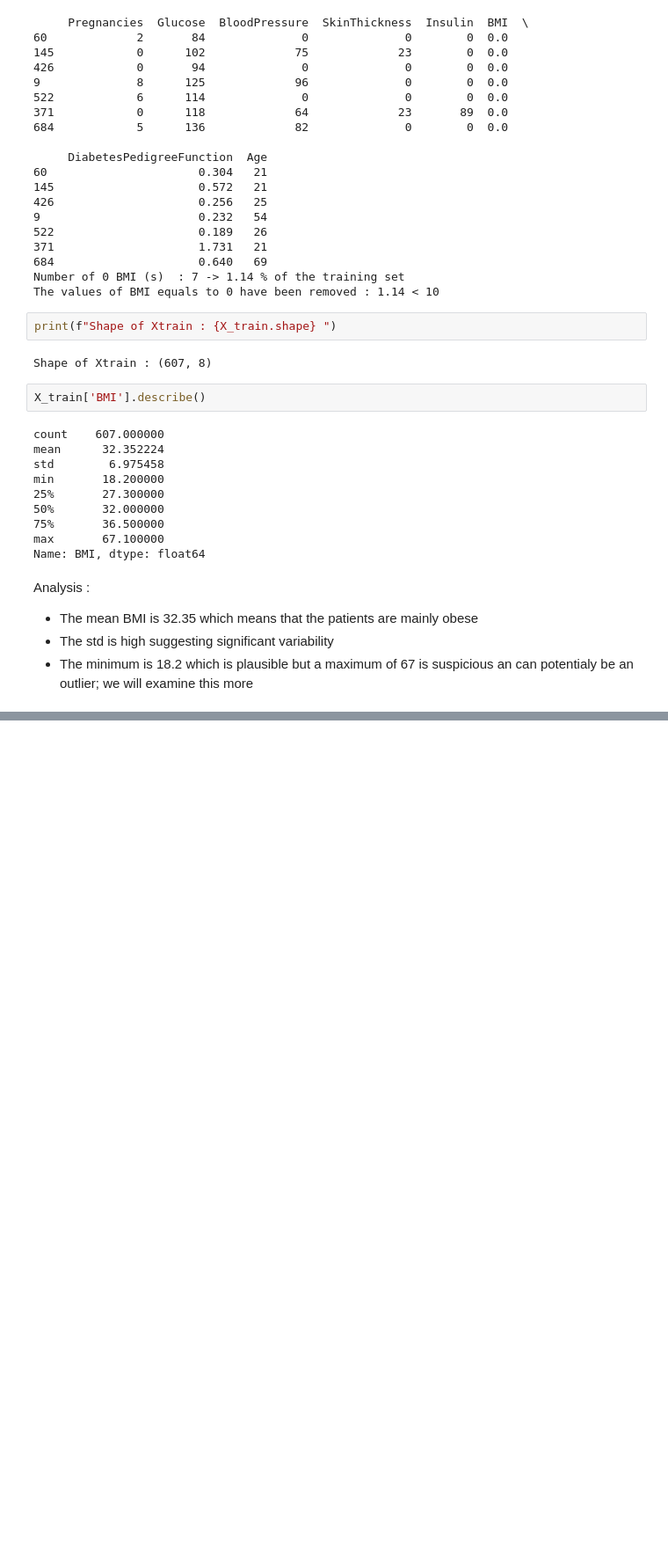
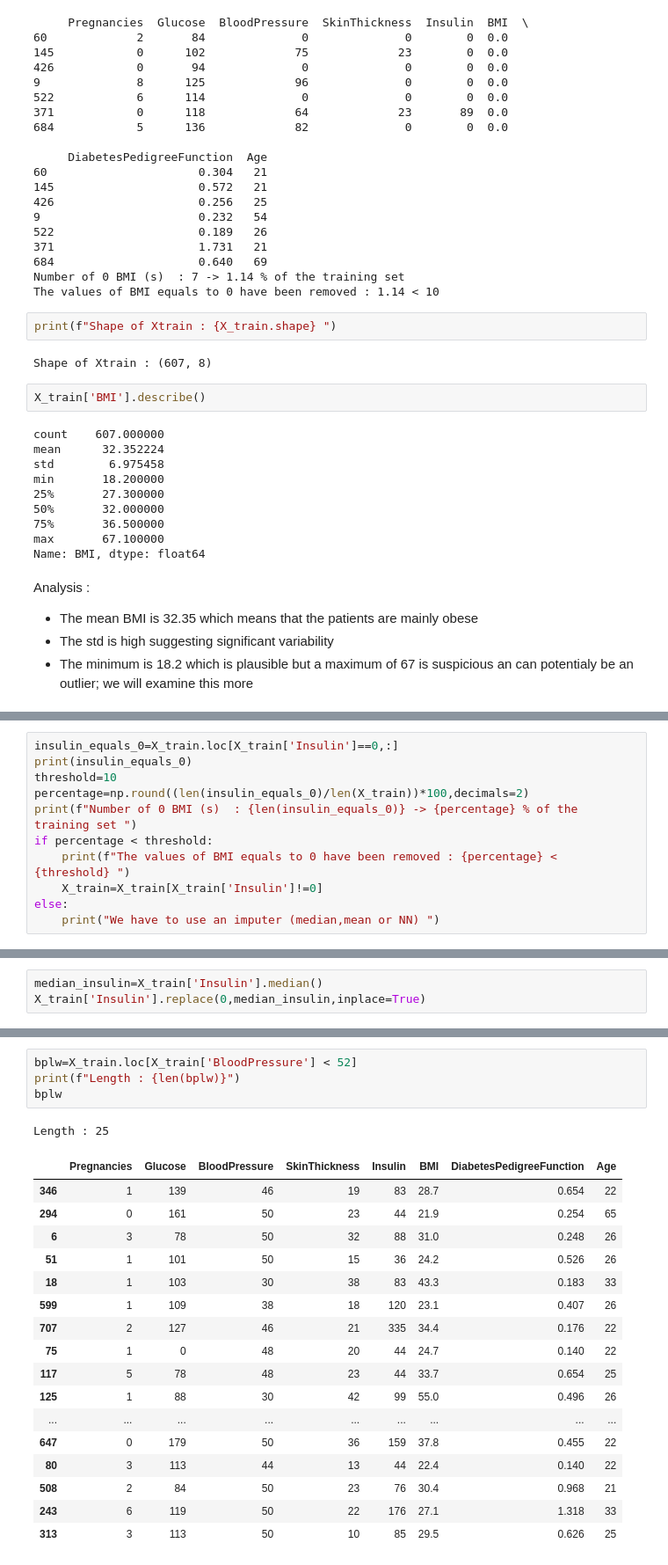
Before and after one commit to Yousseflaoufir12/Diabetes-Risk-Prediction, a Jupyter notebook: diabetes.ipynb, the cells around one changed output, grey strips where cells are left out. Shown at 88% size. Saved outputs shown, nothing was run; the diff lists cells and outputs as text; blank space fills up the shorter version.

```diff
--- a/diabetes.ipynb
+++ b/diabetes.ipynb
@@ -1800,0 +1842,11 @@ X_train.loc[(X_train['BMI'] < 67.1)  & (X_train['BMI']>40),:]
+# %%
+insulin_equals_0=X_train.loc[X_train['Insulin']==0,:]
+print(insulin_equals_0)
+threshold=10
+percentage=np.round((len(insulin_equals_0)/len(X_train))*100,decimals=2)
+print(f"Number of 0 BMI (s)  : {len(insulin_equals_0)} -> {percentage} % of the training set ")
+if percentage < threshold:
+    print(f"The values of BMI equals to 0 have been removed : {percentage} < {threshold} ")
+    X_train=X_train[X_train['Insulin']!=0]
+else:
+    print("We have to use an imputer (median,mean or NN) ")
@@ -1800,0 +1874,3 @@ X_train.loc[(X_train['BMI'] < 67.1)  & (X_train['BMI']>40),:]
+# %%
+median_insulin=X_train['Insulin'].median()
+X_train['Insulin'].replace(0,median_insulin,inplace=True)
@@ -1800,0 +2031,23 @@ X_train.loc[(X_train['BMI'] < 67.1)  & (X_train['BMI']>40),:]
+# %%
+bplw=X_train.loc[X_train['BloodPressure'] < 52]
+print(f"Length : {len(bplw)}")
+bplw
+# %% [output]
+Length : 25
+|  | Pregnancies | Glucose | BloodPressure | SkinThickness | Insulin | BMI | DiabetesPedigreeFunction | Age |
+| 346 | 1 | 139 | 46 | 19 | 83 | 28.7 | 0.654 | 22 |
+| 294 | 0 | 161 | 50 | 23 | 44 | 21.9 | 0.254 | 65 |
+| 6 | 3 | 78 | 50 | 32 | 88 | 31.0 | 0.248 | 26 |
+| 51 | 1 | 101 | 50 | 15 | 36 | 24.2 | 0.526 | 26 |
+| 18 | 1 | 103 | 30 | 38 | 83 | 43.3 | 0.183 | 33 |
+| 599 | 1 | 109 | 38 | 18 | 120 | 23.1 | 0.407 | 26 |
+| 707 | 2 | 127 | 46 | 21 | 335 | 34.4 | 0.176 | 22 |
+| 75 | 1 | 0 | 48 | 20 | 44 | 24.7 | 0.140 | 22 |
+| 117 | 5 | 78 | 48 | 23 | 44 | 33.7 | 0.654 | 25 |
+| 125 | 1 | 88 | 30 | 42 | 99 | 55.0 | 0.496 | 26 |
+| ... | ... | ... | ... | ... | ... | ... | ... | ... |
+| 647 | 0 | 179 | 50 | 36 | 159 | 37.8 | 0.455 | 22 |
+| 80 | 3 | 113 | 44 | 13 | 44 | 22.4 | 0.140 | 22 |
+| 508 | 2 | 84 | 50 | 23 | 76 | 30.4 | 0.968 | 21 |
+| 243 | 6 | 119 | 50 | 22 | 176 | 27.1 | 1.318 | 33 |
+| 313 | 3 | 113 | 50 | 10 | 85 | 29.5 | 0.626 | 25 |
```
Also changed, not shown: parts of 60 cells of this notebook.
